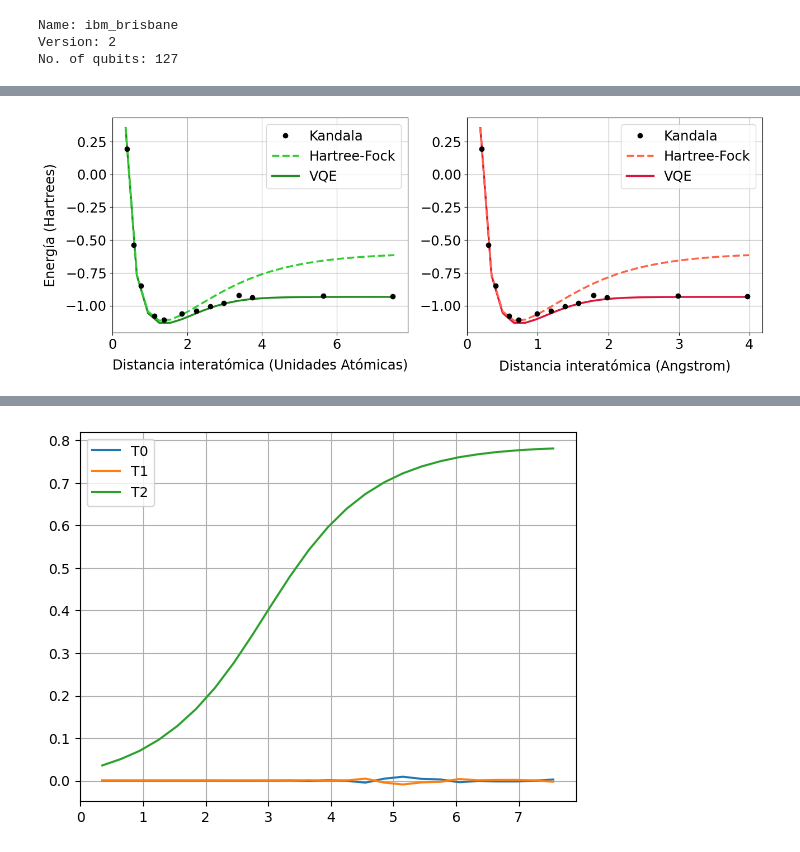
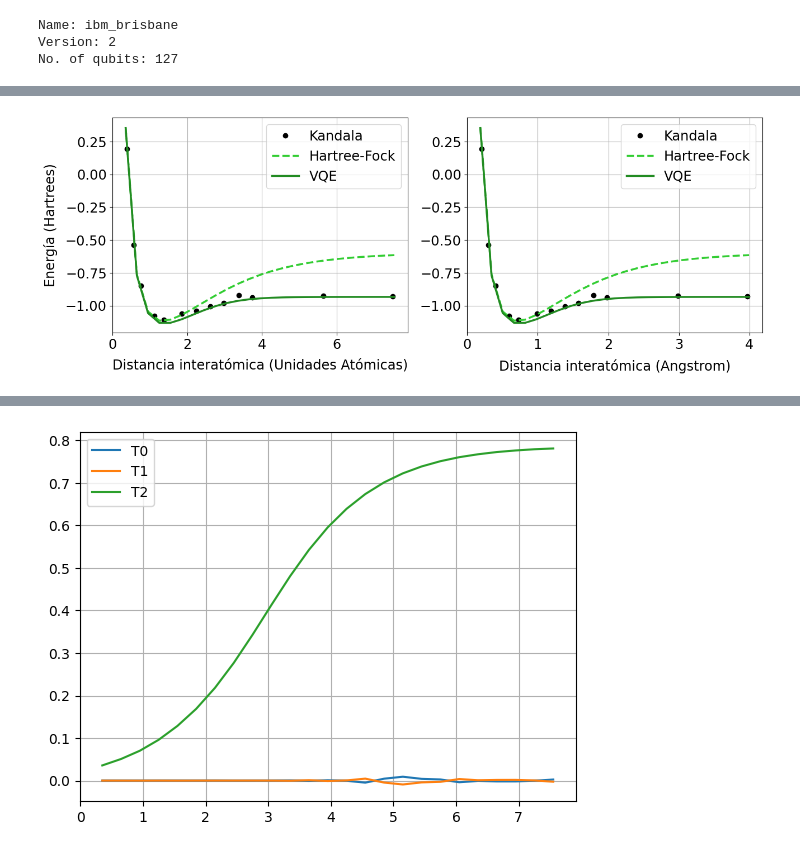
Before and after one commit to ro-sgr/tesis-licenciatura, a Jupyter notebook: (4) VQE.ipynb, the cells around one changed output, grey strips where cells are left out. Cells and saved outputs as stored; diff of their text form; code cells hidden in the pictures.

```diff
--- a/(4) VQE.ipynb
+++ b/(4) VQE.ipynb
@@ -56,6 +57,8 @@ def energy_HF(d, a, RA, RB, ZA, ZB):
 # VQE
 # %%
 def loadIBMservice():
+    """ Carga los servicios de IBM Quantum
+    """
     # Leer el API token
     with open("ibm_token.txt", "r") as file:
         api_token = file.read().strip()
@@ -224,9 +227,9 @@ for i in range(total):
     init_params = optimized_params[i-1] if (i != 0) else None
 
     # VQE, optimización máxima, sin ruido
-    params, energy_VQE = VQE(distances[i], None, 3, init_params)
+    params, energy = VQE(distances[i], None, 3, init_params)
     optimized_params.append(params)
-    VQE_energy.append(energy_VQE)
+    VQE_energy.append(energy)
 
     val = int(np.round((i+1)*100/total))
     if val >= counter:
@@ -329,29 +306,12 @@ def graficarEnergia():
-# %%
-fig, axs = plt.subplots(1, 2, figsize=(15, 5))
-
-vqe0, = axs[0].plot(distances, VQE_energy, label="VQE", linewidth=2.5, color='forestgreen')
-# vqeNoisy = axs[0].plot(distances, noisy_VQE_energy, label="Noisy VQE", linestyle='-.', linewidth=2.5, color='blue')
-classic0, = axs[0].plot(distances, HF_energy, label="Hartree-Fock", linestyle='--', linewidth=2.5, color='limegreen')
-kandala0, = axs[0].plot(x_Kandala/0.529177249, y_Kandala, label="Kandala", linestyle='None', linewidth=None, marker='o', color='black')
-axs[0].set_xlabel("Distancia interatómica (Unidades Atómicas)", fontsize='xx-large', labelpad=10)
-axs[0].set_ylabel("Energía (Hartrees)", fontsize='xx-large', labelpad=10)
-
-axs[1].plot(distances*0.529177249, VQE_energy, label="VQE", linewidth=2.5, color='crimson')
-# axs[1].plot(distances*0.529177249, noisy_VQE_energy, label="Noisy VQE", linestyle='-.', linewidth=2.5, color='crimson')
-axs[1].plot(distances*0.529177249, HF_energy, label="Hartree-Fock", linestyle='--', linewidth=2.5, color='tomato')
-axs[1].plot(x_Kandala, y_Kandala, label="Kandala", linestyle='None', linewidth=None, marker='o', color='black')
-axs[1].set_xlabel("Distancia interatómica (Angstrom)", fontsize='xx-large', labelpad=10)
-
-order = [2,1,0]
-for ax in axs:
-    handles, labels = ax.get_legend_handles_labels()
-    ax.legend([handles[idx] for idx in order], [labels[idx] for idx in order], fontsize='xx-large', loc='upper right')
-    ax.tick_params(axis='both', which='major', labelsize='xx-large')
-    ax.grid()
-
-nombre = 'VQE'
-fig.subplots_adjust(wspace=0.2) # espacio entre figuras
-# plt.savefig(f"imgs/{nombre}.svg", format="svg")
-plt.show()
-# %% [output]
-[figure, removed]
+# %%
+Kandala = {'x':x_Kandala, 'y':y_Kandala, 'label':'Kandala', 'linewidth':None, 'linestyle':'None', 'marker':'o', 'color':'black'}
+HF = {'x':distances, 'y':HF_energy, 'label':'Hartree-Fock', 'linewidth':2.5, 'linestyle':'--', 'marker':None, 'color':'limegreen'}
+VQE = {'x':distances, 'y':VQE_energy, 'label':'VQE', 'linewidth':2.5, 'linestyle':None, 'marker':None, 'color':'forestgreen'}
+noisyVQE = {'x':distances, 'y':noisy_VQE_energy, 'label':'NVQE', 'linewidth':2.5, 'linestyle':'-.', 'marker':None, 'color':'blue'}
+# %%
+# VQE sin ruido
+datasets = [HF, VQE]
+nombre = 'VQE'
+graficarVQE(nombre, ref=Kandala, datasets=datasets)
+# %% [output]
+[figure, added]
```
Also changed, not shown: parts of 7 cells of this notebook, 8 other files.
